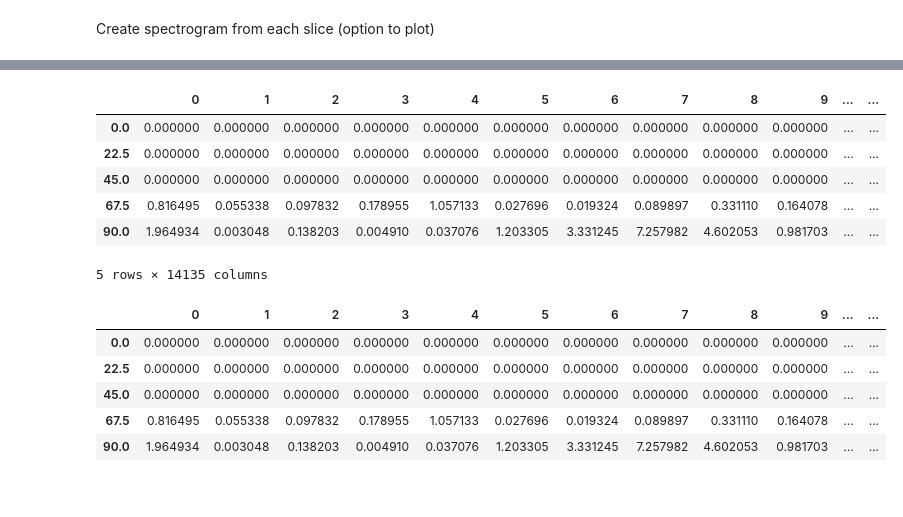
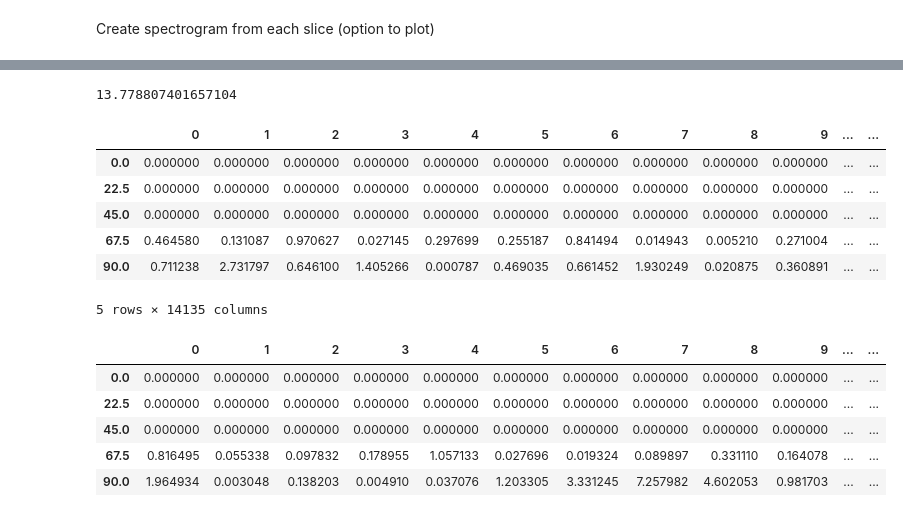
Before and after one commit to grace3999/USV_Python, a Jupyter notebook: Notebooks/Spectrogram.ipynb, the cells around one changed output, grey strips where cells are left out. Cells and saved outputs as stored; diff of their text form; code cells hidden in the pictures.

```diff
--- a/Notebooks/Spectrogram.ipynb
+++ b/Notebooks/Spectrogram.ipynb
@@ -23,0 +24,6 @@ file_path = 'C:/Users/Schindler/Documents/Schindler_Lab/Data/USVs/CPA_pair_exp/1
+# %%
+samp_freq, sig_data = wavfile.read(file_path_wav)
+# %%
+sig_data = sig_data[0:150000000]
+sig_data.shape
+samp_freq
@@ -29,6 +37,8 @@ def create_slice_from_wav(file_path, slice_len, step_size):
     #read in wav file
     samp_freq, sig_data = wavfile.read(file_path)
     print('Sampling frequency: ' + str(samp_freq))
+
+    sig_data = sig_data[0:150000000]
 
     #determine number of samples and length
     n_samples = sig_data.shape[0]
@@ -64,6 +110,6 @@ def multi_plot(image_df, time_stamp_list):
 # %% [markdown]
 Create slices from wav file
 # %%
-samp_freq, sig_data, slices, steps = create_slice_from_wav(file_path, 6250, 0.9)
+samp_freq, sig_data, slices, steps = create_slice_from_wav(file_path_wav, 6250, 0.9)
 # %% [output]
 Sampling frequency: 250000
@@ -101,14 +147,18 @@ print(end - start)
 # %%
+start = time.time()
 spec_slices_df = pd.DataFrame(spec_slices_ravel).T
+end = time.time()
+print(end - start)
 spec_slices_df.head()
 # %% [output]
+13.778807401657104
 |  | 0 | 1 | 2 | 3 | 4 | 5 | 6 | 7 | 8 | 9 | ... | ... |
 | 0.0 | 0.000000 | 0.000000 | 0.000000 | 0.000000 | 0.000000 | 0.000000 | 0.000000 | 0.000000 | 0.000000 | 0.000000 | ... | ... |
 | 22.5 | 0.000000 | 0.000000 | 0.000000 | 0.000000 | 0.000000 | 0.000000 | 0.000000 | 0.000000 | 0.000000 | 0.000000 | ... | ... |
 | 45.0 | 0.000000 | 0.000000 | 0.000000 | 0.000000 | 0.000000 | 0.000000 | 0.000000 | 0.000000 | 0.000000 | 0.000000 | ... | ... |
-| 67.5 | 0.816495 | 0.055338 | 0.097832 | 0.178955 | 1.057133 | 0.027696 | 0.019324 | 0.089897 | 0.331110 | 0.164078 | ... | ... |
-| 90.0 | 1.964934 | 0.003048 | 0.138203 | 0.004910 | 0.037076 | 1.203305 | 3.331245 | 7.257982 | 4.602053 | 0.981703 | ... | ... |
+| 67.5 | 0.464580 | 0.131087 | 0.970627 | 0.027145 | 0.297699 | 0.255187 | 0.841494 | 0.014943 | 0.005210 | 0.271004 | ... | ... |
+| 90.0 | 0.711238 | 2.731797 | 0.646100 | 1.405266 | 0.000787 | 0.469035 | 0.661452 | 1.930249 | 0.020875 | 0.360891 | ... | ... |
-5 rows × 14135 columns
+5 rows × 14135 columns
 # %%
 #spec_slices_df.drop([0.0, 37.5], axis = 0, inplace = True)
 # %%
```
Also changed, not shown: parts of 25 cells of this notebook, 3 other files.
